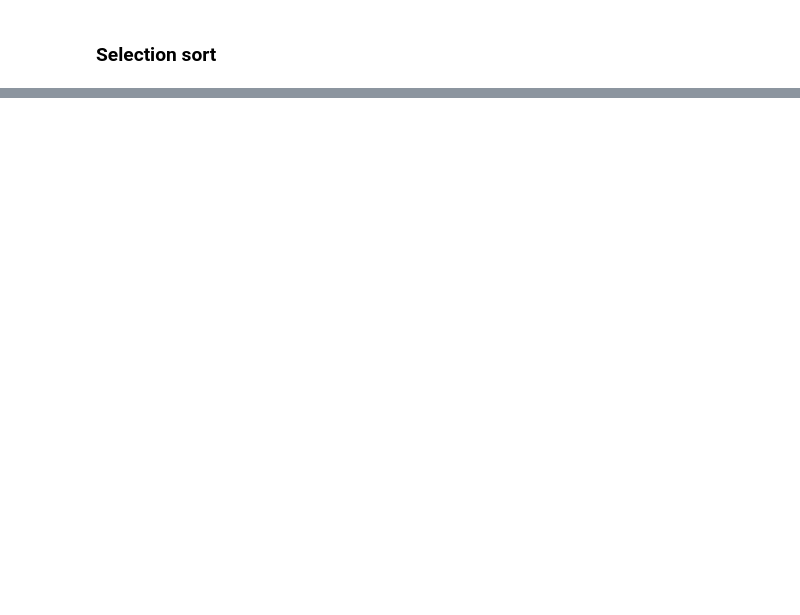
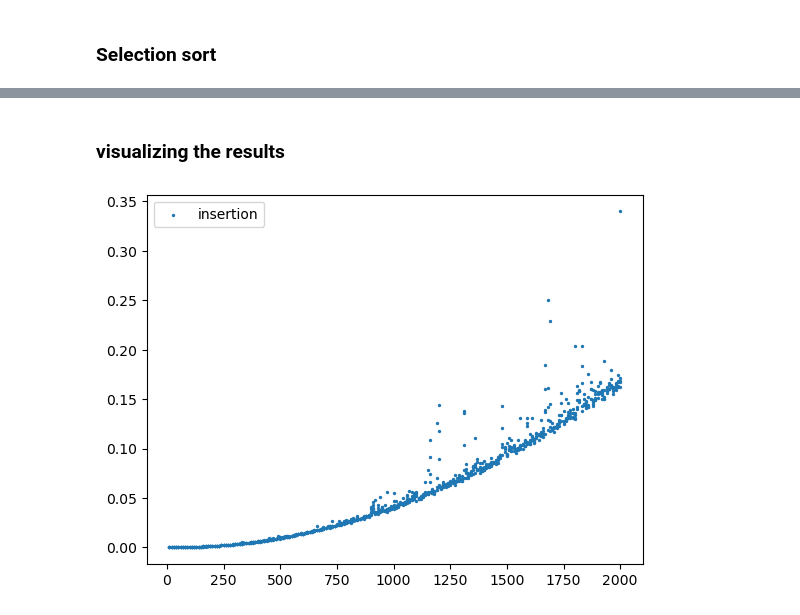
Before and after one commit to RamiBouk/Edu22-Code, a Jupyter notebook: AAC/project/mian.ipynb, the cells around one changed output, grey strips where cells are left out. Saved outputs shown, nothing was run; the diff lists cells and outputs as text; code cells hidden in the pictures; blank space fills up the shorter version.

```diff
--- a/AAC/project/mian.ipynb
+++ b/AAC/project/mian.ipynb
@@ -155,0 +215,16 @@ def selection_sort(array):
+# %%
+times = {}
+arr_sizes = []
+durations = []
+algo_name = "insertion"
+study(array_sizes=arr_sizes,
+      durations=durations,
+      min_array_size=0,
+      max_array_size=2000,
+      algo_name=algo_name,
+        )
+
+times["array sizes"] = arr_sizes
+times["durations"] = durations
+df = pd.DataFrame(times)
+print(df)
@@ -155,0 +246,10 @@ def selection_sort(array):
+# %% [markdown]
+### visualizing the results
+# %%
+
+fig, axes = plt.subplots()
+axes.scatter(df["array sizes"], df["durations"],label=f'{algo_name}',sizes=[2])
+plt.legend()
+plt.show()
+# %% [output]
+[figure, added]
```
Also changed, not shown: parts of 11 cells of this notebook.
